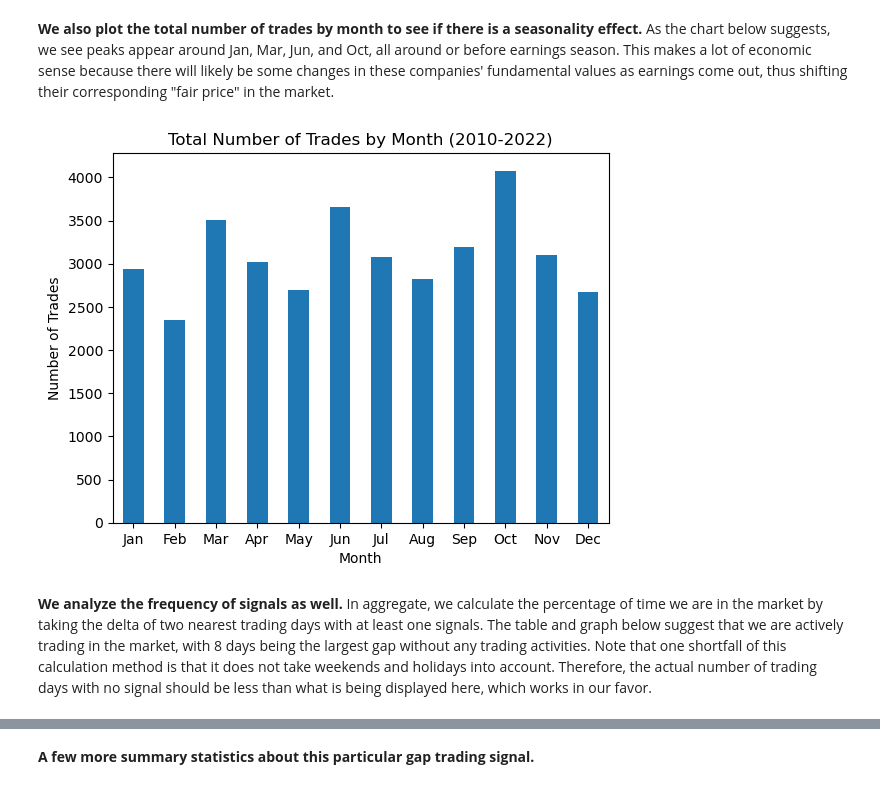
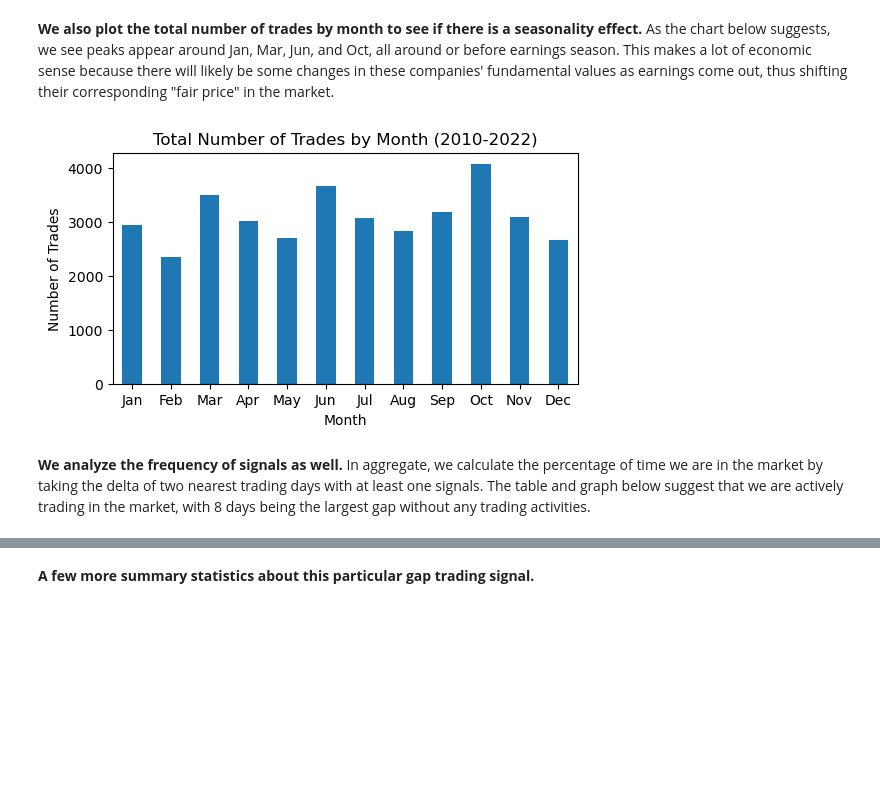
Before and after one commit to shaoyuliu98/Quantitative-Research, a Jupyter notebook: Gap Trading Intraday Return Analysis.ipynb, the cells around one changed output, grey strips where cells are left out. Cells and saved outputs as stored; diff of their text form; code cells hidden in the pictures; blank space fills up the shorter version.

Commit message:
gap trading update

```diff
--- a/Gap Trading Intraday Return Analysis.ipynb
+++ b/Gap Trading Intraday Return Analysis.ipynb
@@ -71,17 +71,17 @@ plt.show()
 # %% [markdown]
 **We also plot the total number of trades by month to see if there is a seasonality effect.** As the chart below suggests, we see peaks appear around Jan, Mar, Jun, and Oct, all around or before earnings season. This makes a lot of economic sense because there will likely be some changes in these companies' fundamental values as earnings come out, thus shifting their corresponding "fair price" in the market.
 # %%
-fig, ax = plt.subplots()
+fig, ax = plt.subplots(figsize=(6,3))
 signals.groupby(pd.to_datetime(signals.index).month).sum().sum(axis=1).plot.bar(ax=ax)
 plt.title('Total Number of Trades by Month (2010-2022)')
 plt.xlabel('Month')
 plt.ylabel('Number of Trades')
 ax.set_xticklabels(['Jan','Feb','Mar','Apr','May','Jun','Jul','Aug','Sep','Oct','Nov','Dec'],rotation=0)
 plt.show()
 # %% [output]
-[figure, old version]
+[figure, new version]
 # %% [markdown]
-**We analyze the frequency of signals as well.** In aggregate, we calculate the percentage of time we are in the market by taking the delta of two nearest trading days with at least one signals. The table and graph below suggest that we are actively trading in the market, with 8 days being the largest gap without any trading activities. Note that one shortfall of this calculation method is that it does not take weekends and holidays into account. Therefore, the actual number of trading days with no signal should be less than what is being displayed here, which works in our favor.
+**We analyze the frequency of signals as well.** In aggregate, we calculate the percentage of time we are in the market by taking the delta of two nearest trading days with at least one signals. The table and graph below suggest that we are actively trading in the market, with 8 days being the largest gap without any trading activities.
 # %%
 dist_trade_break = pd.to_datetime(pd.Series(signals.index)).diff().apply(lambda x:x.days)
 
```
Also changed, not shown: parts of 13 cells of this notebook.
